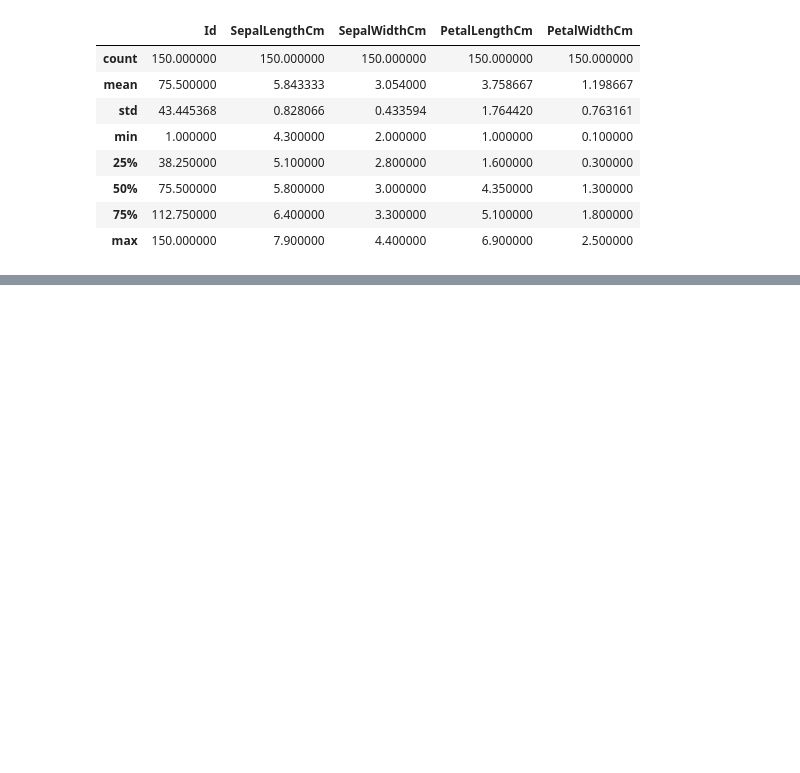
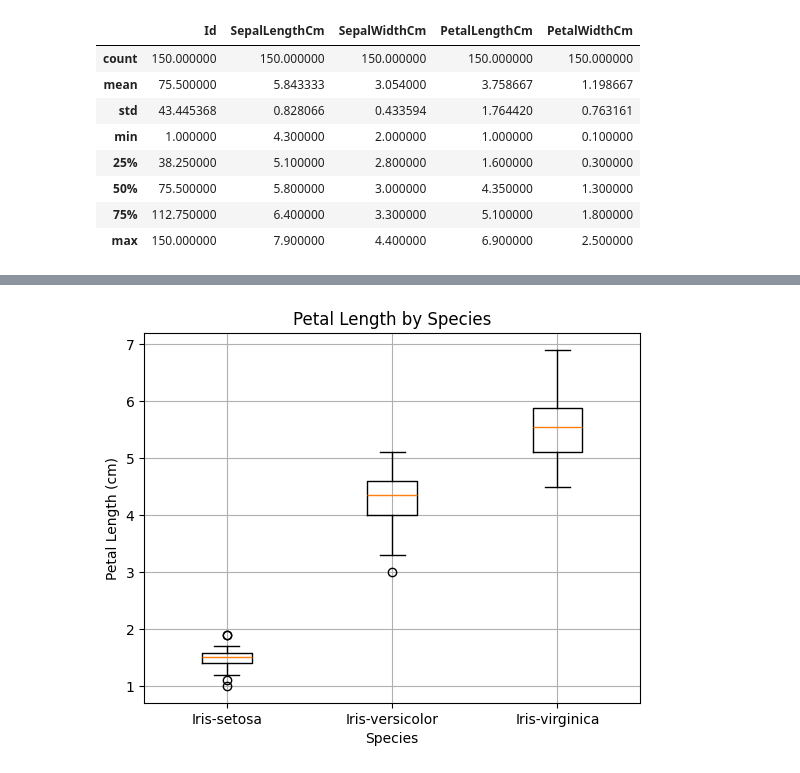
Before and after one commit to prateek14062005/Jack, a Jupyter notebook: AI_prateek_.ipynb, the cells around one changed output, grey strips where cells are left out. Saved outputs shown, nothing was run; the diff lists cells and outputs as text; code cells hidden in the pictures; blank space fills up the shorter version.

```diff
--- a/AI_prateek_.ipynb
+++ b/AI_prateek_.ipynb
@@ -1078,0 +1097,12 @@ memory usage: 7.2+ KB
+# %%
+species =df['Species'].unique()
+data = [df[df['Species'] == s]['PetalLengthCm'] for s in species]
+
+plt.boxplot(data, labels=species)
+plt.title("Petal Length by Species")
+plt.xlabel("Species")
+plt.ylabel("Petal Length (cm)")
+plt.grid(True)
+plt.show()
+# %% [output]
+[figure, added]
```
Also changed, not shown: parts of 20 cells of this notebook.
